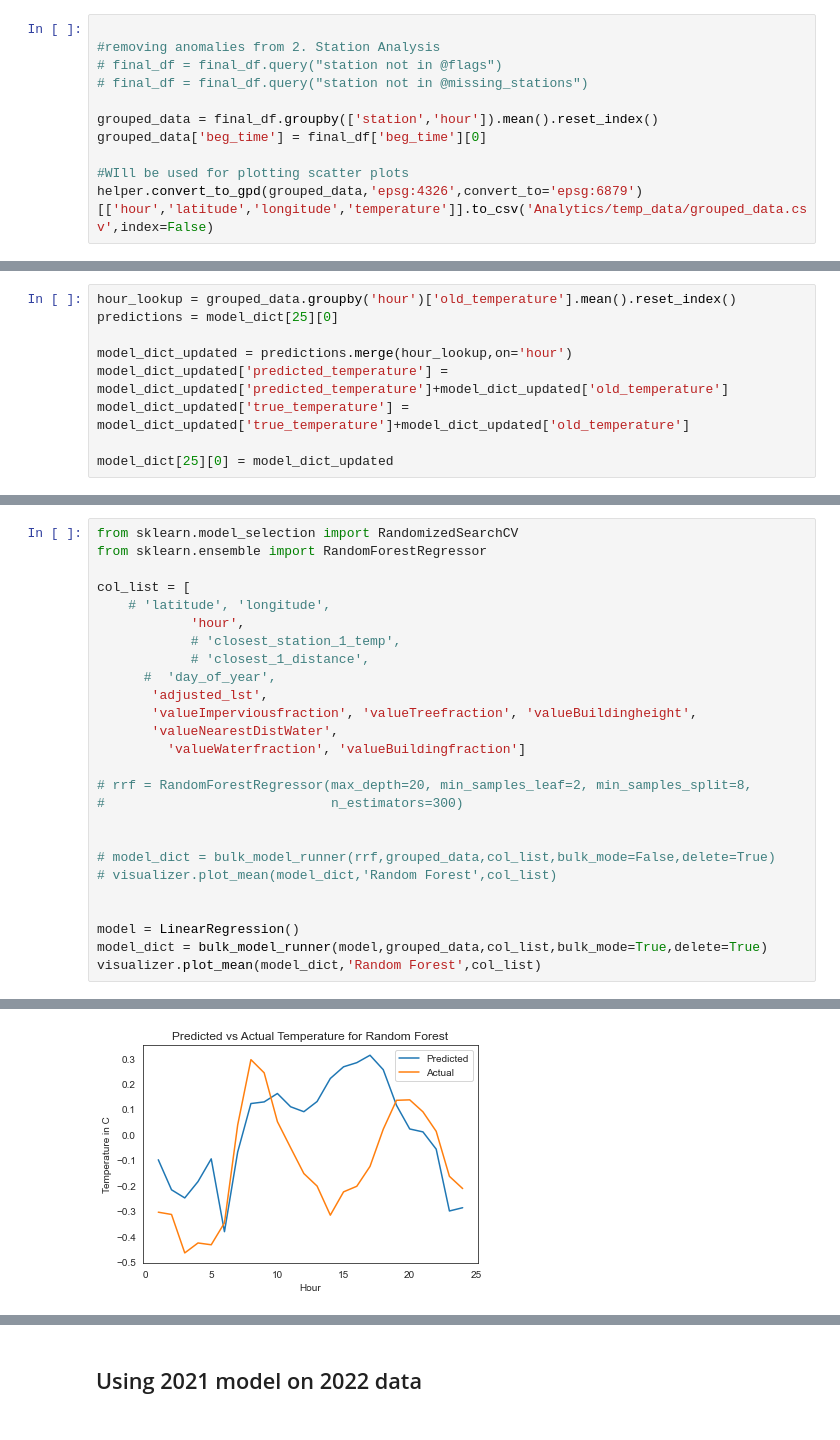
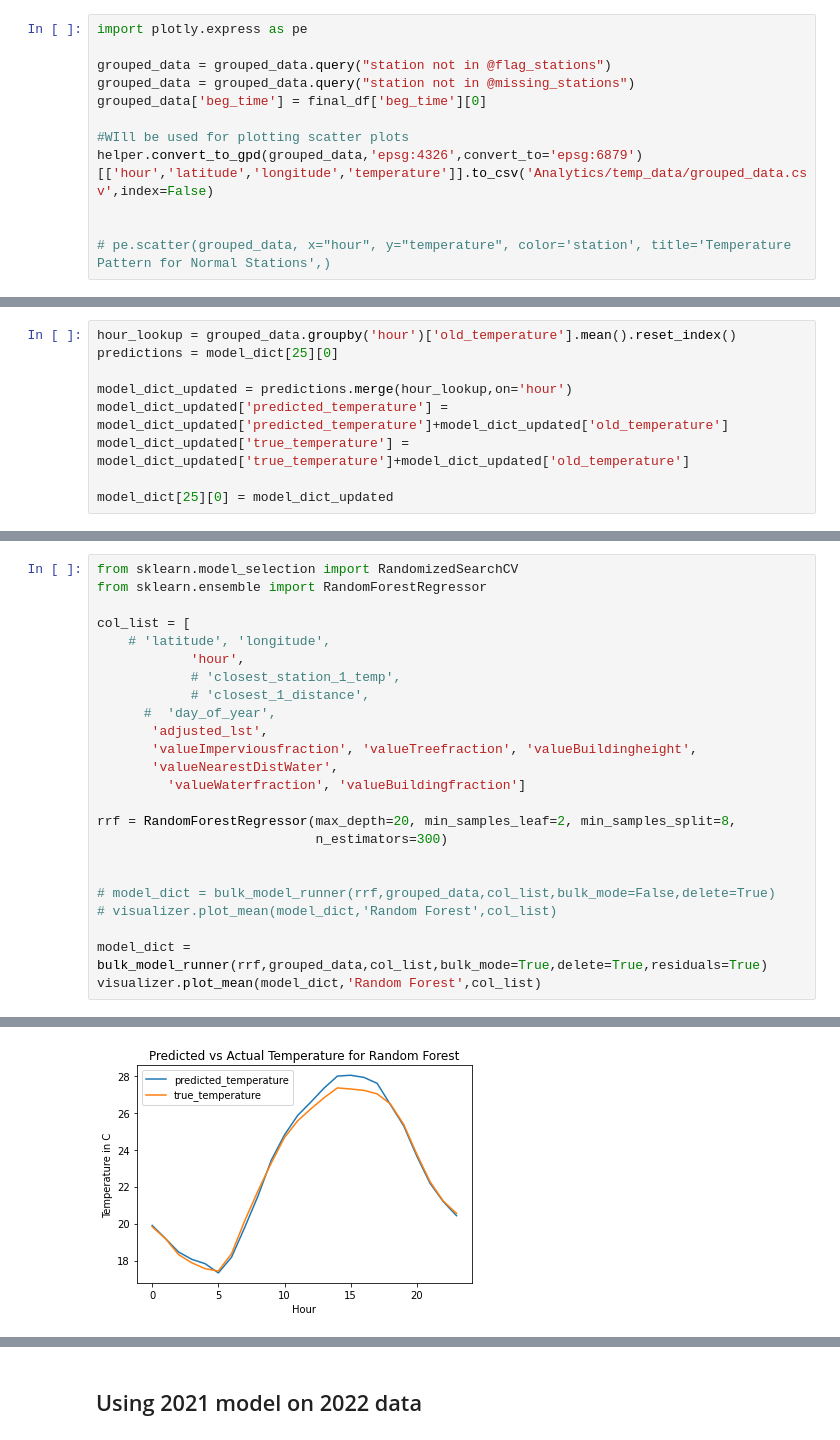
Before and after one commit to khatrigaurav/temperature_modelling, a Jupyter notebook: Analytics/00 Modeller.ipynb, the cells around one changed output, grey strips where cells are left out. Saved outputs shown, nothing was run; the diff lists cells and outputs as text.

```diff
--- a/Analytics/00 Modeller.ipynb
+++ b/Analytics/00 Modeller.ipynb
@@ -315,11 +263,12 @@ Text(0.5, 1.0, 'Temperature Pattern for all station for June 2021')
 # %%
+import plotly.express as pe
 
-#removing anomalies from 2. Station Analysis
-# final_df = final_df.query("station not in @flags")
-# final_df = final_df.query("station not in @missing_stations")
-
-grouped_data = final_df.groupby(['station','hour']).mean().reset_index()
+grouped_data = grouped_data.query("station not in @flag_stations")
+grouped_data = grouped_data.query("station not in @missing_stations")
 grouped_data['beg_time'] = final_df['beg_time'][0]
 
 #WIll be used for plotting scatter plots
 helper.convert_to_gpd(grouped_data,'epsg:4326',convert_to='epsg:6879')[['hour','latitude','longitude','temperature']].to_csv('Analytics/temp_data/grouped_data.csv',index=False)
+
+
+# pe.scatter(grouped_data, x="hour", y="temperature", color='station', title='Temperature Pattern for Normal Stations',)
@@ -392,15 +302,13 @@ col_list = [
        'valueNearestDistWater',
          'valueWaterfraction', 'valueBuildingfraction']
 
-# rrf = RandomForestRegressor(max_depth=20, min_samples_leaf=2, min_samples_split=8,
-#                             n_estimators=300)
+rrf = RandomForestRegressor(max_depth=20, min_samples_leaf=2, min_samples_split=8,
+                            n_estimators=300)
 
 
 # model_dict = bulk_model_runner(rrf,grouped_data,col_list,bulk_mode=False,delete=True)
 # visualizer.plot_mean(model_dict,'Random Forest',col_list)
 
-
-model = LinearRegression()
-model_dict = bulk_model_runner(model,grouped_data,col_list,bulk_mode=True,delete=True)
+model_dict = bulk_model_runner(rrf,grouped_data,col_list,bulk_mode=True,delete=True,residuals=True)
 visualizer.plot_mean(model_dict,'Random Forest',col_list)
 # %% [output]
@@ -425 +333 @@ Feature importances not available
-[figure, old version]
+[figure, new version]
```
Also changed, not shown: parts of 34 cells of this notebook, 4 other files.
